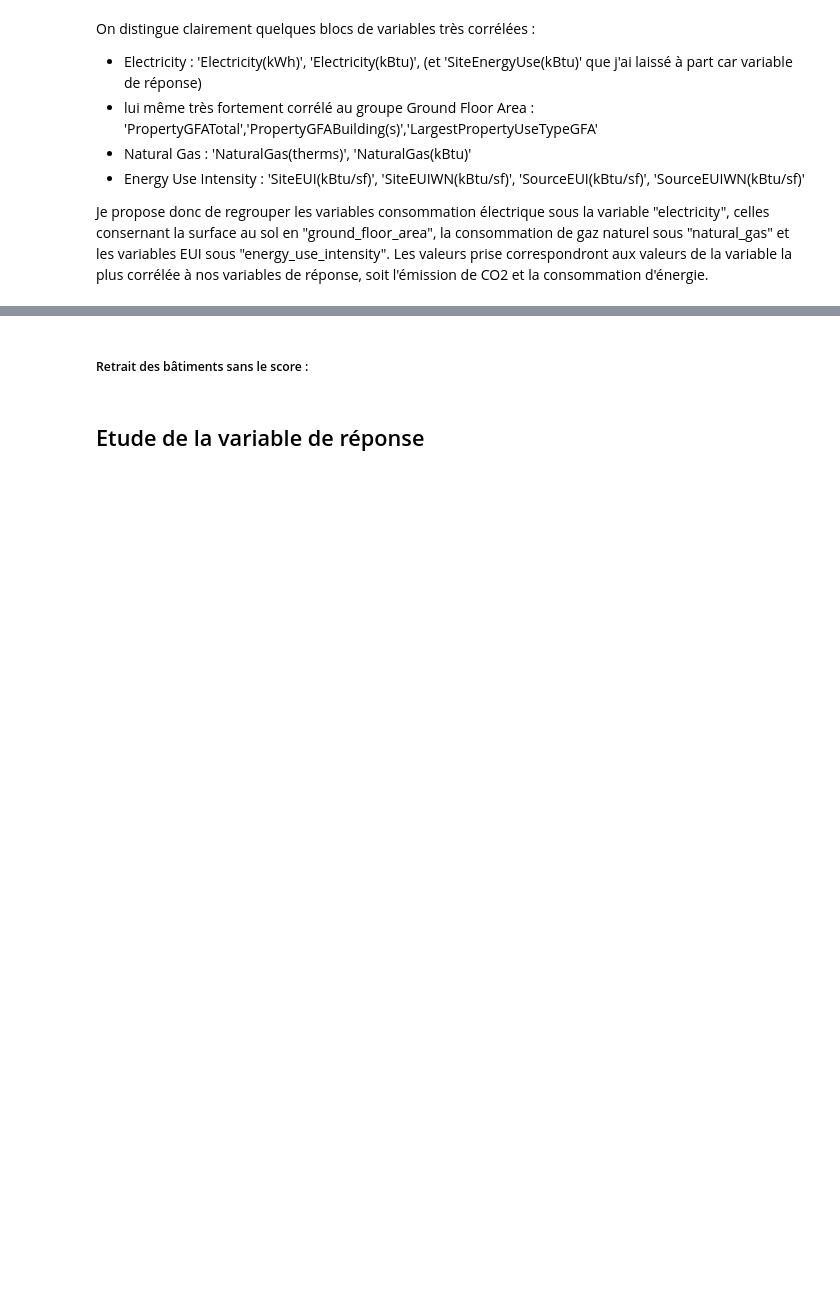
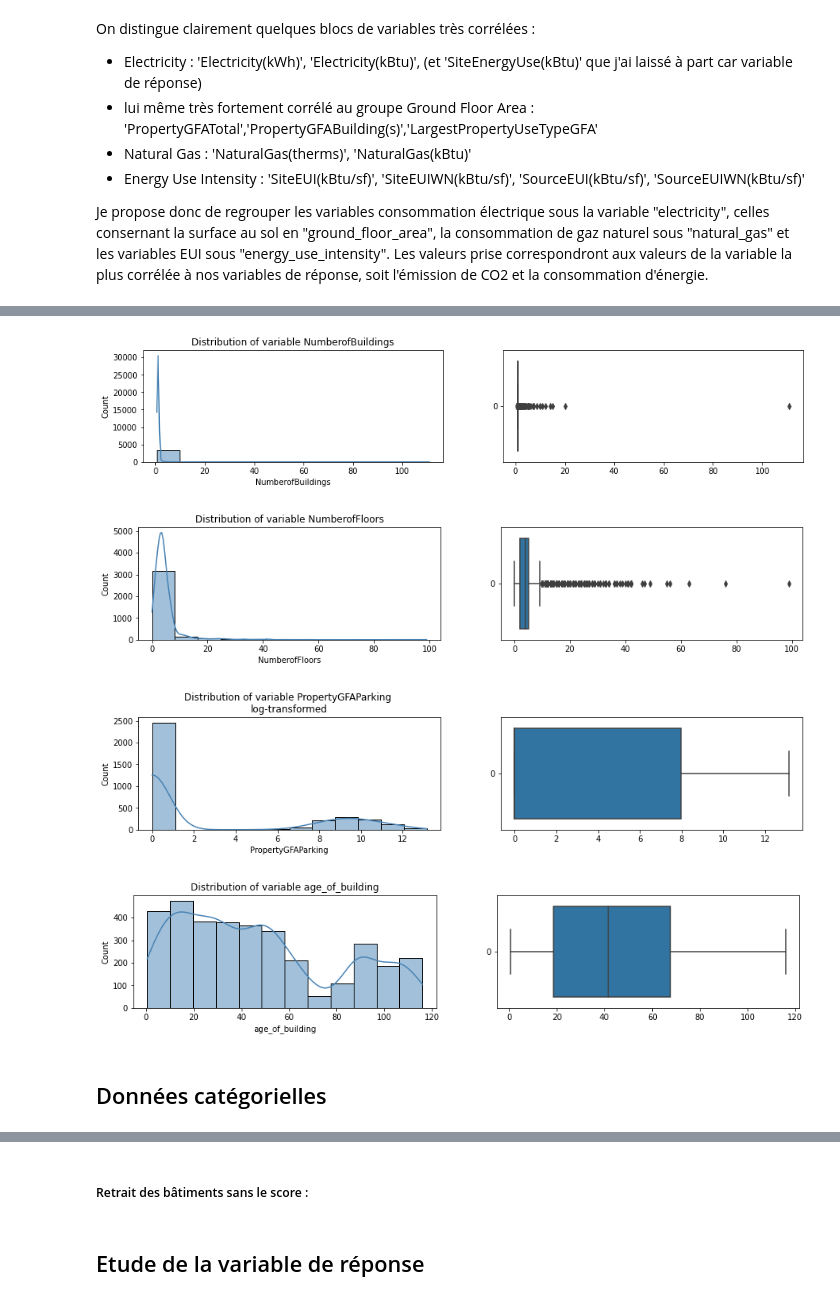
Before and after one commit to ClaireGayral/formation_openclassroom, a Jupyter notebook: P3_gayral_claire/preprocess.ipynb, the cells around one changed output, grey strips where cells are left out. Drawn from its saved outputs; the diff is of its cells as text; code cells hidden in the pictures; blank space fills up the shorter version.

```diff
--- a/P3_gayral_claire/preprocess.ipynb
+++ b/P3_gayral_claire/preprocess.ipynb
@@ -638,0 +626,21 @@ help(shc.dendrogram)
+# %%
+num_var_permit = data.drop("OSEBuildingID", axis=1).columns.intersection(var_in_building_permit)
+num_var_permit = data[num_var_permit].columns[(data[num_var_permit].dtypes == float)]
+
+list_of_var = num_var_permit
+
+nb_fig_in_line = 2
+figsize = (15,12)
+nb_lines = int(2 * len(num_var_permit)//nb_fig_in_line)
+
+for line_count,colname in enumerate(num_var_permit) :
+    log_scale = dict_var_log_transfo[colname]
+    subplot_pos = [nb_lines, nb_fig_in_line, 2*line_count + 1]
+    plot_col_distrib(colname, log_scale, subplot_pos = subplot_pos, figsize = figsize,)
+# %% [output]
+[figure, added]
+[figure, added]
+[figure, added]
+[figure, added]
+# %% [markdown]
+## Données catégorielles
```
Also changed, not shown: parts of 32 cells of this notebook, 1 other file.
